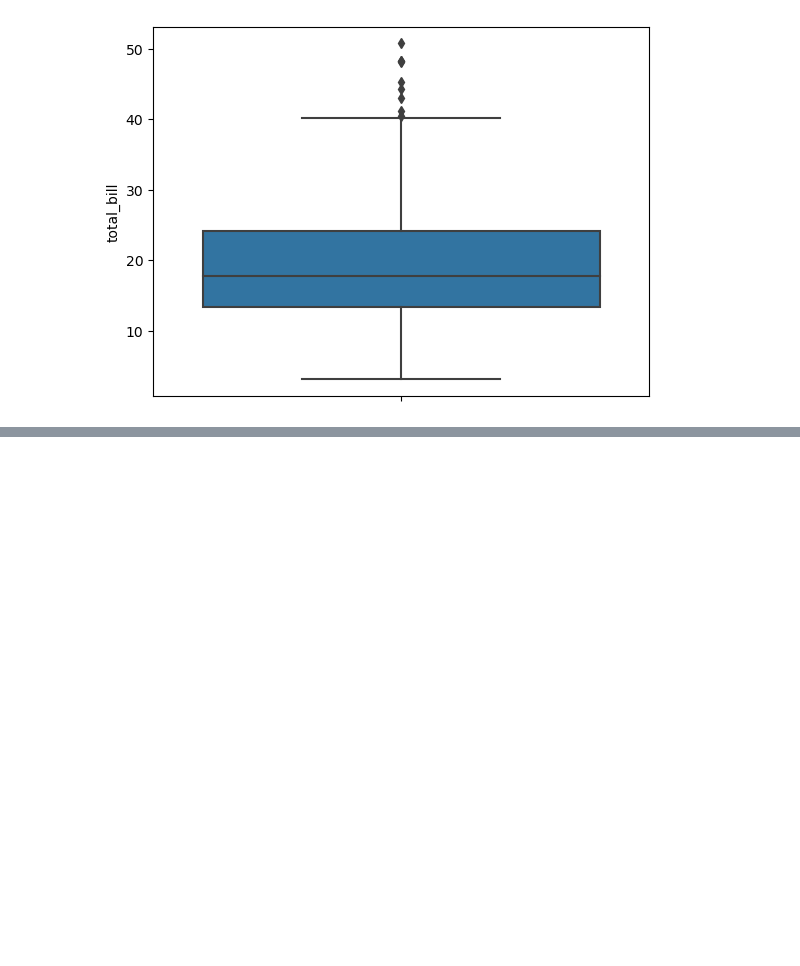
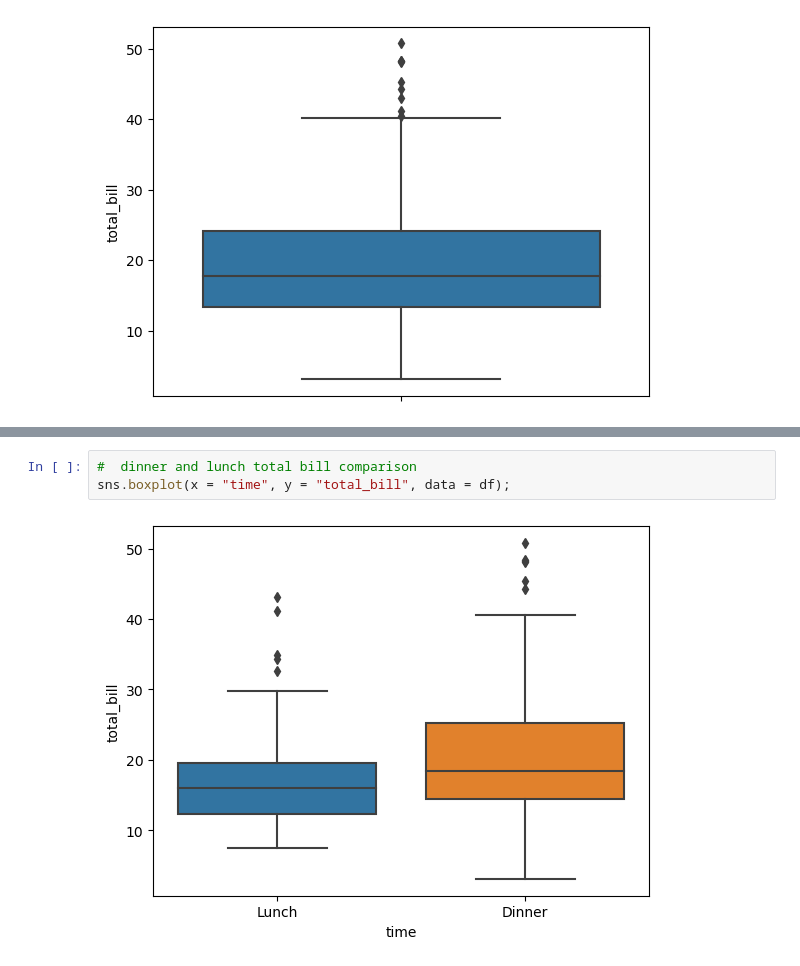
Before and after one commit to Alihanesentas/Exploratory-Data-Analysis, a Jupyter notebook: Day-3.ipynb, the cells around one changed output, grey strips where cells are left out. Cells and saved outputs as stored; diff of their text form; blank space fills up the shorter version.

```diff
--- a/Day-3.ipynb
+++ b/Day-3.ipynb
@@ -77,0 +83,5 @@ sns.boxplot(y = df["total_bill"], orient="v");
+# %%
+#  dinner and lunch total bill comparison
+sns.boxplot(x = "time", y = "total_bill", data = df);
+# %% [output]
+[figure, added]
```
Also changed, not shown: parts of 3 cells of this notebook.
